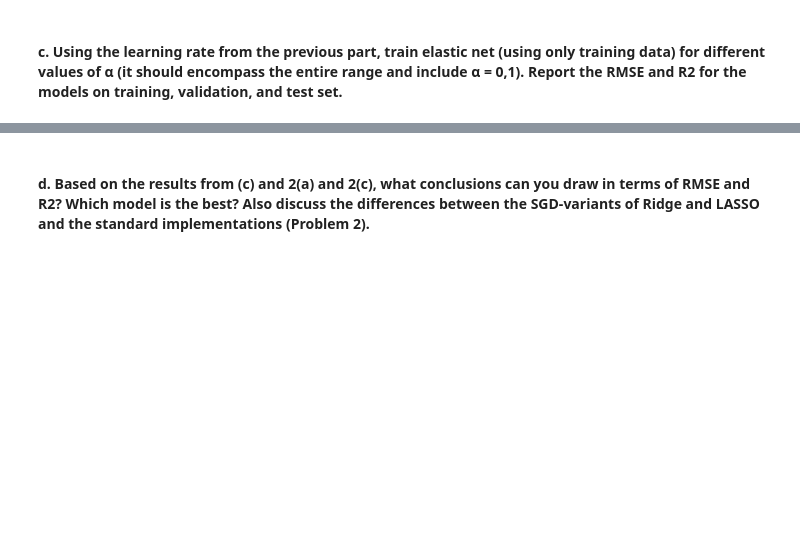
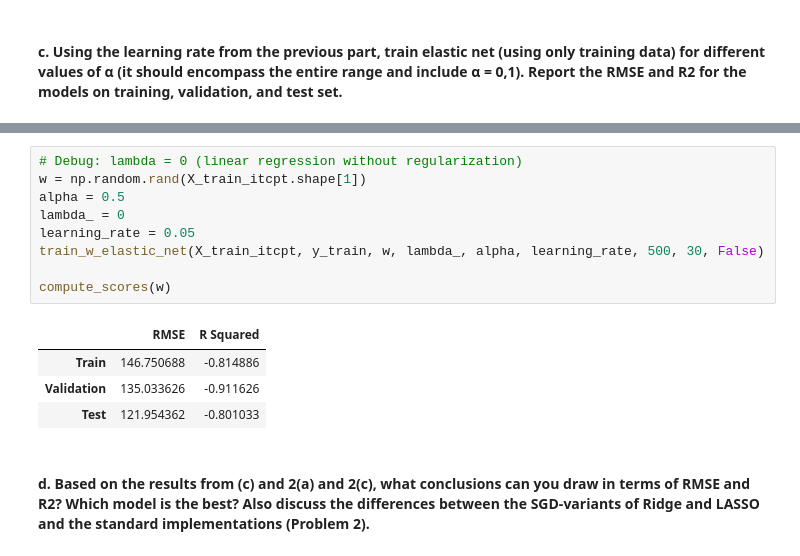
Before and after one commit to Leon-624/ML_HW, a Jupyter notebook: ML_HW1/ML_HW1_Linear_Reg.ipynb, the cells around one changed output, grey strips where cells are left out. Saved outputs shown, nothing was run; the diff lists cells and outputs as text; blank space fills up the shorter version.

```diff
--- a/ML_HW1/ML_HW1_Linear_Reg.ipynb
+++ b/ML_HW1/ML_HW1_Linear_Reg.ipynb
@@ -682,3 +674,17 @@ compute_scores(w)
+# %%
+# Debug: lambda = 0 (linear regression without regularization)
+w = np.random.rand(X_train_itcpt.shape[1])
+alpha = 0.5
+lambda_ = 0
+learning_rate = 0.05
+train_w_elastic_net(X_train_itcpt, y_train, w, lambda_, alpha, learning_rate, 500, 30, False)
+
+compute_scores(w)
+# %% [output]
+|  | RMSE | R Squared |
+| Train | 146.750688 | -0.814886 |
+| Validation | 135.033626 | -0.911626 |
+| Test | 121.954362 | -0.801033 |
 # %% [markdown]
 #### d. Based on the results from (c) and 2(a) and 2(c), what conclusions can you draw in terms of RMSE and R2? Which model is the best? Also discuss the differences between the SGD-variants of Ridge and LASSO and the standard implementations (Problem 2).
 # %% [markdown]
```
Also changed, not shown: parts of 15 cells of this notebook.
